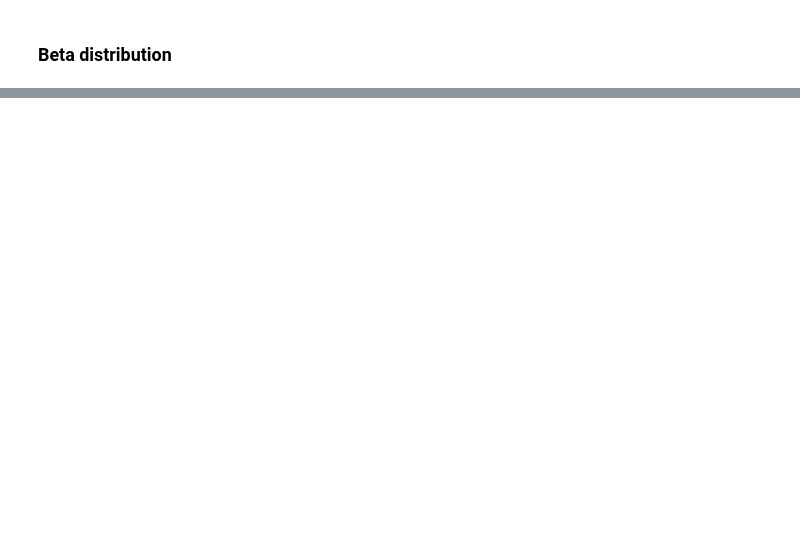
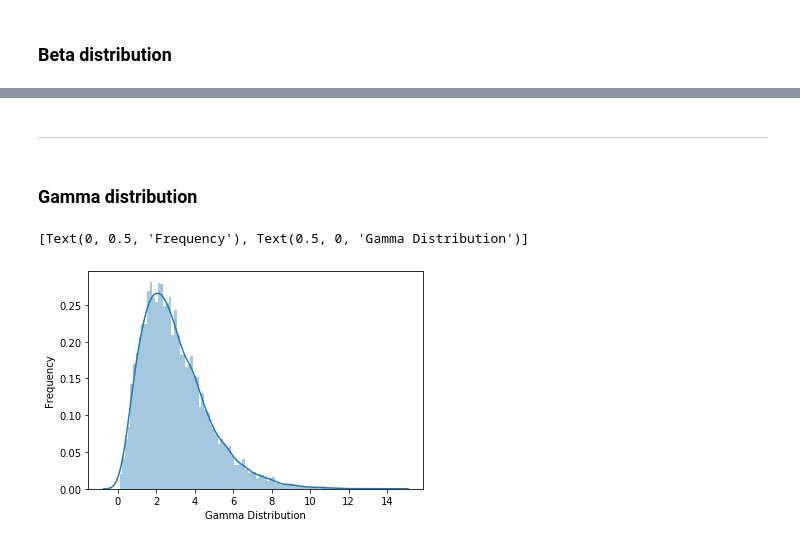
Before and after one commit to elisiojsj/Reference-Materials, a Jupyter notebook: Probability_distributions.ipynb, the cells around one changed output, grey strips where cells are left out. Saved outputs shown, nothing was run; the diff lists cells and outputs as text; code cells hidden in the pictures; blank space fills up the shorter version.

Commit message:
gamma dist. examples

```diff
--- a/Probability_distributions.ipynb
+++ b/Probability_distributions.ipynb
@@ -314,0 +298,5 @@ sns.distplot(data_beta, bins=100, kde=True).set(xlabel='Beta Distribution', ylab
+# %% [markdown]
+
+---
+# %% [markdown]
+### Gamma distribution
@@ -314,0 +311,5 @@ sns.distplot(data_beta, bins=100, kde=True).set(xlabel='Beta Distribution', ylab
+# %%
+sns.distplot(data_gamma, bins=100, kde=True).set(xlabel='Gamma Distribution', ylabel='Frequency')
+# %% [output]
+[Text(0, 0.5, 'Frequency'), Text(0.5, 0, 'Gamma Distribution')]
+[figure, added]
```
Also changed, not shown: parts of 15 cells of this notebook.
